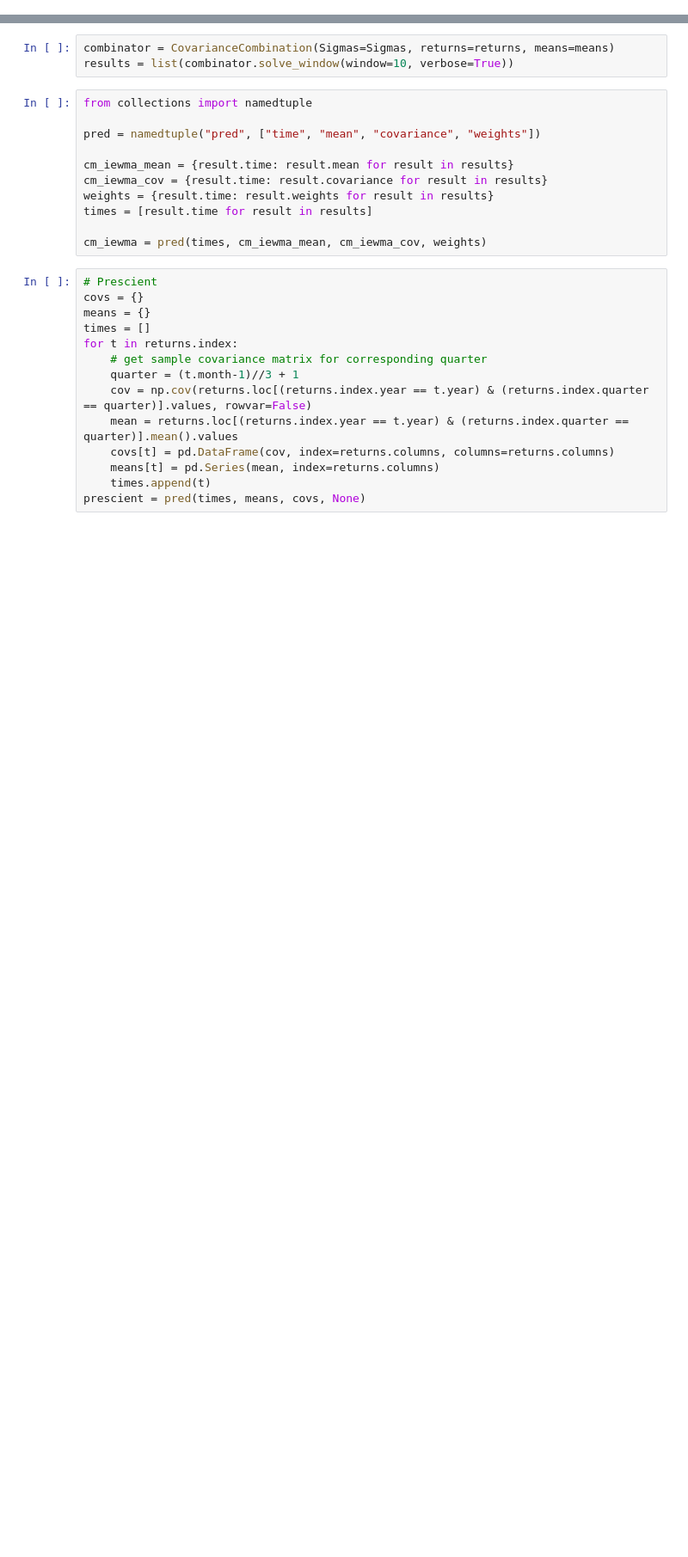
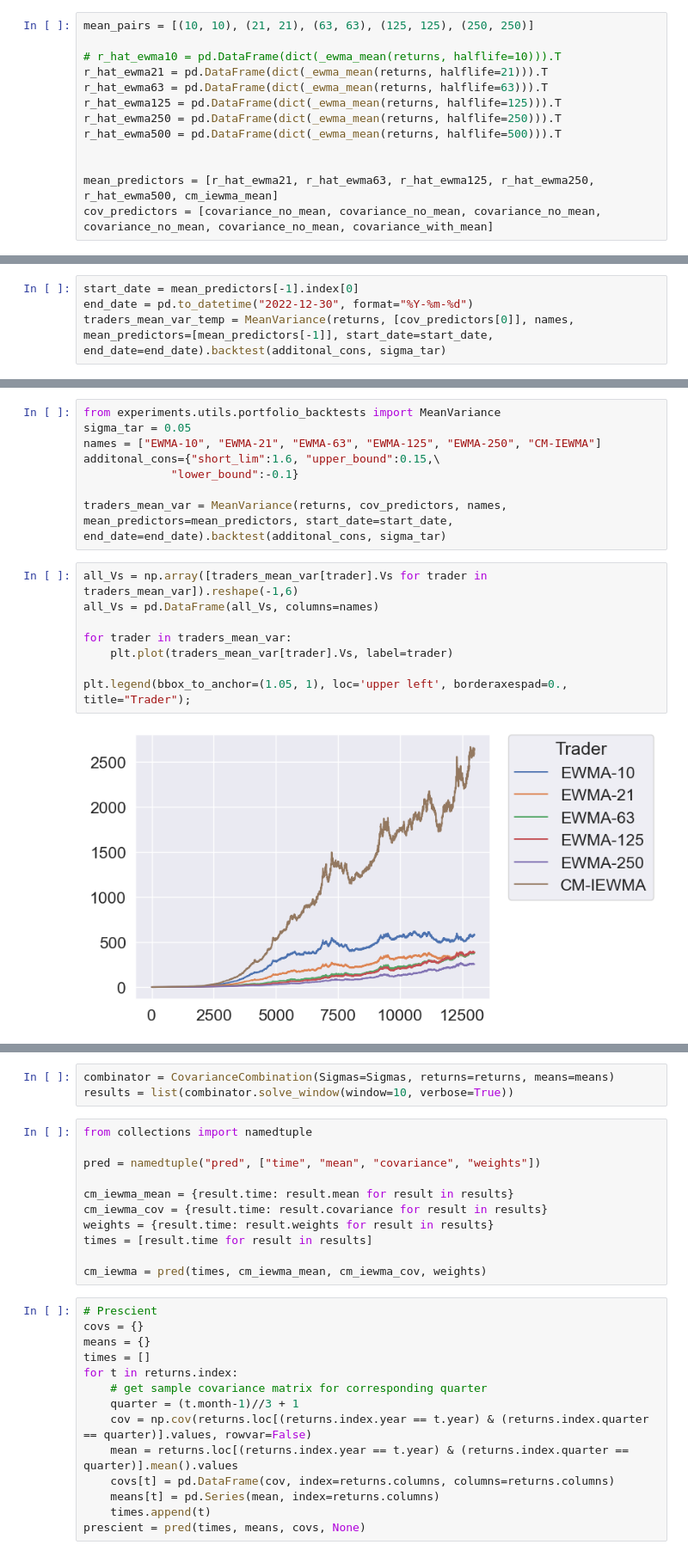
Before and after one commit to cvxgrp/cov_pred_finance, a Jupyter notebook: experiments/extensions/nonzero_means.ipynb, the cells around one changed output, grey strips where cells are left out. Shown at 86% size. Drawn from its saved outputs; the diff is of its cells as text; blank space fills up the shorter version.

```diff
--- a/experiments/extensions/nonzero_means.ipynb
+++ b/experiments/extensions/nonzero_means.ipynb
@@ -19,0 +129,13 @@ rf_rate.index = pd.to_datetime(rf_rate.index, format='%Y%m%d')
+# %%
+mean_pairs = [(10, 10), (21, 21), (63, 63), (125, 125), (250, 250)]
+
+# r_hat_ewma10 = pd.DataFrame(dict(_ewma_mean(returns, halflife=10))).T
+r_hat_ewma21 = pd.DataFrame(dict(_ewma_mean(returns, halflife=21))).T
+r_hat_ewma63 = pd.DataFrame(dict(_ewma_mean(returns, halflife=63))).T
+r_hat_ewma125 = pd.DataFrame(dict(_ewma_mean(returns, halflife=125))).T
+r_hat_ewma250 = pd.DataFrame(dict(_ewma_mean(returns, halflife=250))).T
+r_hat_ewma500 = pd.DataFrame(dict(_ewma_mean(returns, halflife=500))).T
+
+
+mean_predictors = [r_hat_ewma21, r_hat_ewma63, r_hat_ewma125, r_hat_ewma250, r_hat_ewma500, cm_iewma_mean]
+cov_predictors = [covariance_no_mean, covariance_no_mean, covariance_no_mean, covariance_no_mean, covariance_no_mean, covariance_with_mean]
@@ -19,0 +158,4 @@ rf_rate.index = pd.to_datetime(rf_rate.index, format='%Y%m%d')
+# %%
+start_date = mean_predictors[-1].index[0]
+end_date = pd.to_datetime("2022-12-30", format="%Y-%m-%d")
+traders_mean_var_temp = MeanVariance(returns, [cov_predictors[0]], names, mean_predictors=[mean_predictors[-1]], start_date=start_date, end_date=end_date).backtest(additonal_cons, sigma_tar)
@@ -19,0 +193,18 @@ rf_rate.index = pd.to_datetime(rf_rate.index, format='%Y%m%d')
+# %%
+from experiments.utils.portfolio_backtests import MeanVariance
+sigma_tar = 0.05
+names = ["EWMA-10", "EWMA-21", "EWMA-63", "EWMA-125", "EWMA-250", "CM-IEWMA"]
+additonal_cons={"short_lim":1.6, "upper_bound":0.15,\
+             "lower_bound":-0.1}
+
+traders_mean_var = MeanVariance(returns, cov_predictors, names, mean_predictors=mean_predictors, start_date=start_date, end_date=end_date).backtest(additonal_cons, sigma_tar)
+# %%
+all_Vs = np.array([traders_mean_var[trader].Vs for trader in traders_mean_var]).reshape(-1,6)
+all_Vs = pd.DataFrame(all_Vs, columns=names)
+
+for trader in traders_mean_var:
+    plt.plot(traders_mean_var[trader].Vs, label=trader)
+
+plt.legend(bbox_to_anchor=(1.05, 1), loc='upper left', borderaxespad=0., title="Trader");
+# %% [output]
+[figure, added]
```
Also changed, not shown: parts of 55 cells of this notebook, 3 other files.
